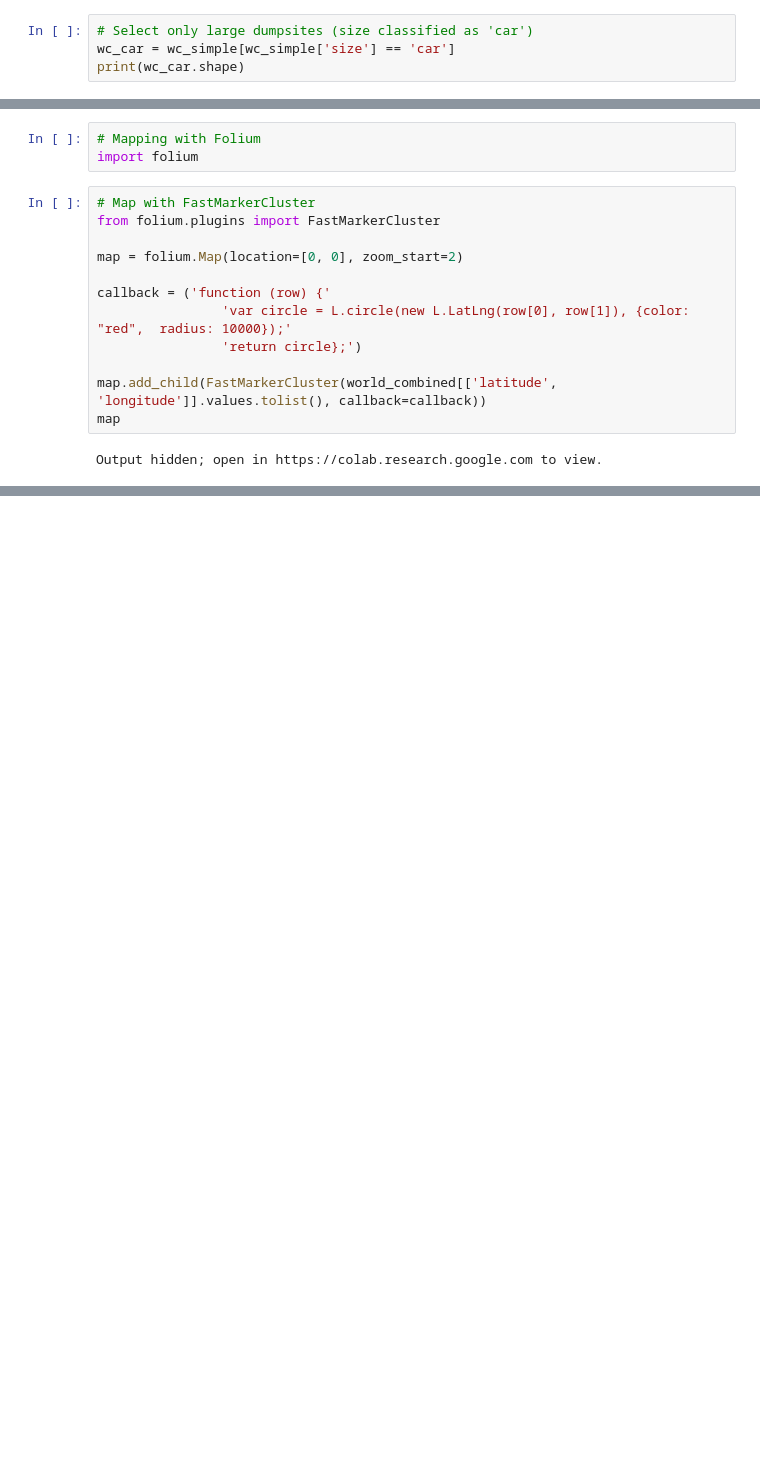
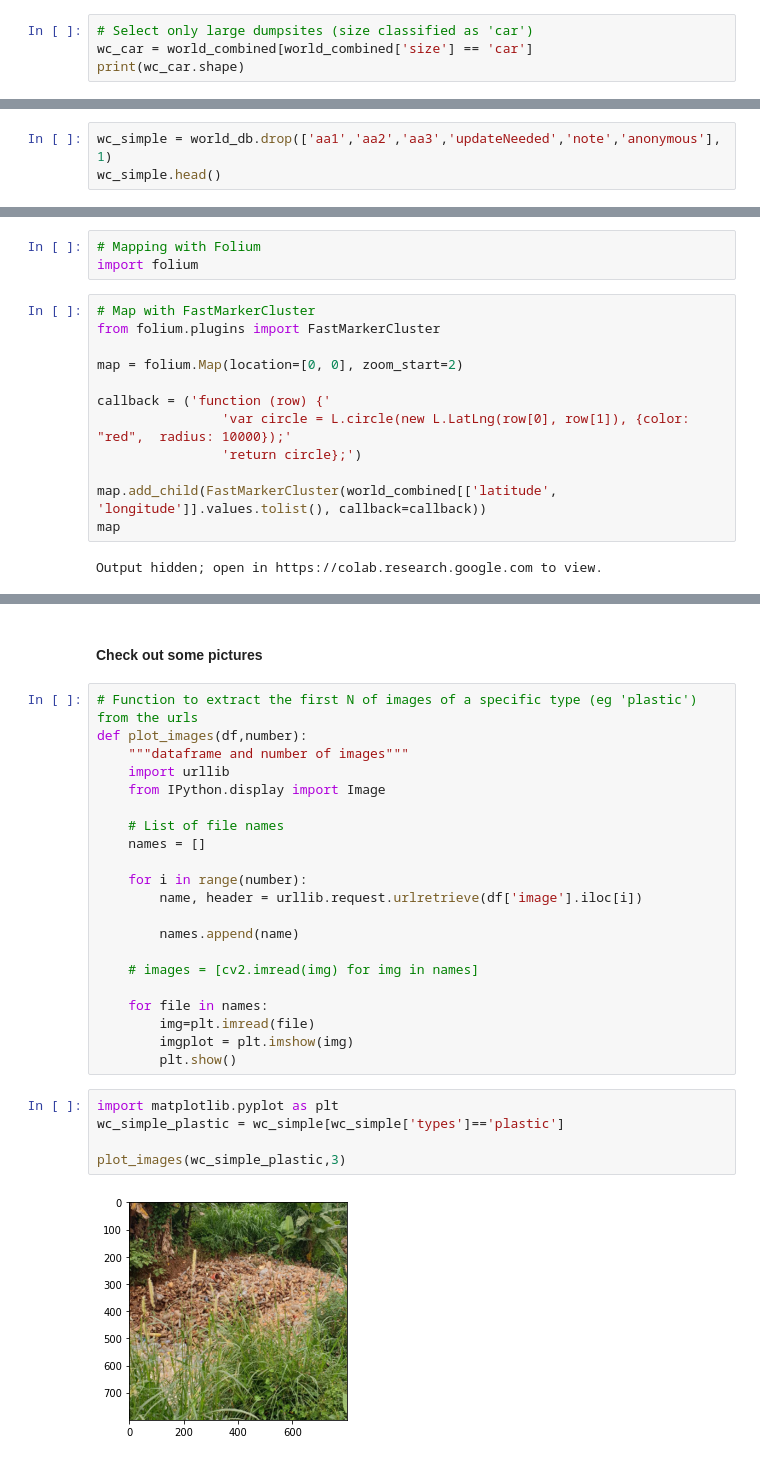
Before and after one commit to simonevaccari/Omdena_TrashOut, a Jupyter notebook: Omdena_Task0_UnderstandingData.ipynb, the cells around one changed output, grey strips where cells are left out. Drawn from its saved outputs; the diff is of its cells as text; blank space fills up the shorter version.

```diff
--- a/Omdena_Task0_UnderstandingData.ipynb
+++ b/Omdena_Task0_UnderstandingData.ipynb
@@ -326,5 +377,5 @@ https://firebasestorage.googleapis.com/v0/b/trashoutngo-dev.appspot.com/o/temp-i
 # %%
 # Select only large dumpsites (size classified as 'car')
-wc_car = wc_simple[wc_simple['size'] == 'car']
+wc_car = world_combined[world_combined['size'] == 'car']
 print(wc_car.shape)
 # %% [output]
@@ -332,2 +399,5 @@ print(wc_car.shape)
 # %%
 world_db = wc_car
+# %%
+wc_simple = world_db.drop(['aa1','aa2','aa3','updateNeeded','note','anonymous'], 1)
+wc_simple.head()
@@ -375,3 +454,33 @@ for i in range(0,500): # only plot the first 500 locations
 map"""
 # %% [output]
 [interactive output not drawn]
+# %% [markdown]
+#### Check out some pictures
+# %%
+# Function to extract the first N of images of a specific type (eg 'plastic') from the urls
+def plot_images(df,number):
+    """dataframe and number of images"""
+    import urllib
+    from IPython.display import Image
+
+    # List of file names
+    names = []
+
+    for i in range(number):
+        name, header = urllib.request.urlretrieve(df['image'].iloc[i])
+
+        names.append(name)
+
+    # images = [cv2.imread(img) for img in names]
+
+    for file in names:
+        img=plt.imread(file)
+        imgplot = plt.imshow(img)
+        plt.show()
+# %%
+import matplotlib.pyplot as plt
+wc_simple_plastic = wc_simple[wc_simple['types']=='plastic']
+
+plot_images(wc_simple_plastic,3)
+# %% [output]
+[figure, added]
```
Also changed, not shown: parts of 14 cells of this notebook.
